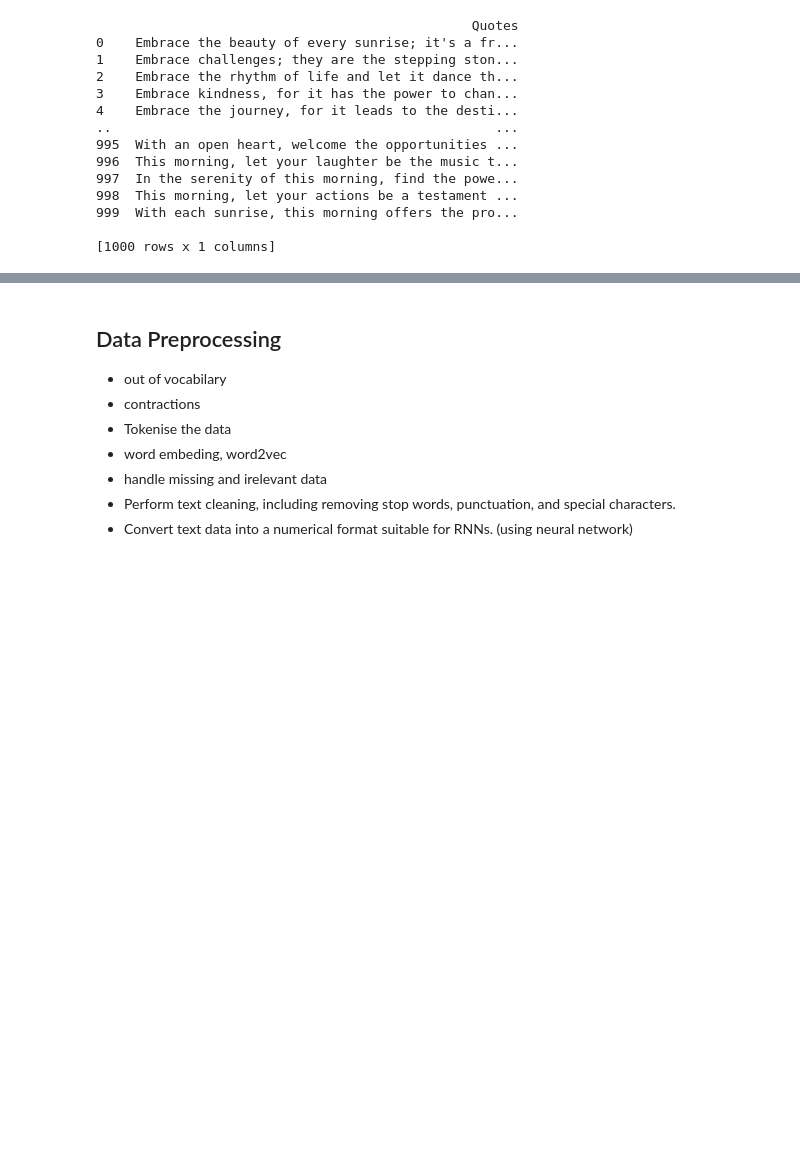
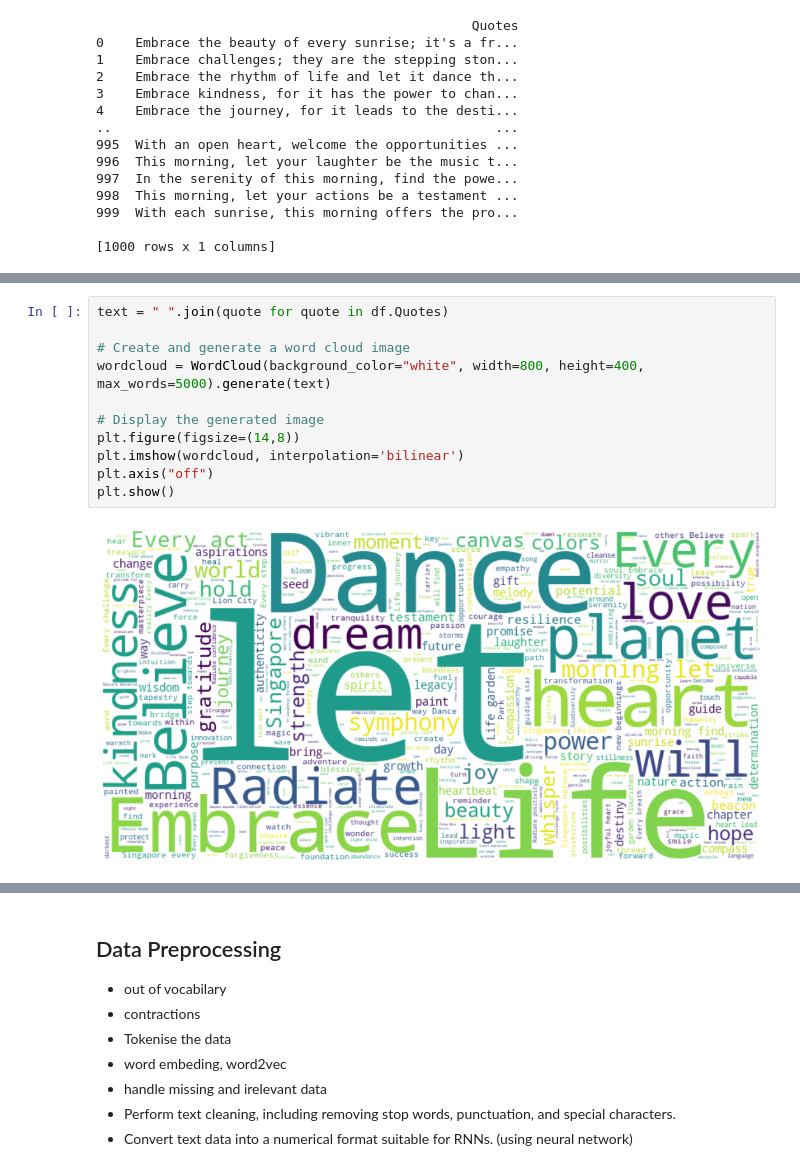
Before and after one commit to errnasty/Connvolution-and-Recurrent-Neural-Networks, a Jupyter notebook: RNN.ipynb, the cells around one changed output, grey strips where cells are left out. Cells and saved outputs as stored; diff of their text form; blank space fills up the shorter version.

```diff
--- a/RNN.ipynb
+++ b/RNN.ipynb
@@ -53,0 +81,13 @@ print(df)
+# %%
+text = " ".join(quote for quote in df.Quotes)
+
+# Create and generate a word cloud image
+wordcloud = WordCloud(background_color="white", width=800, height=400, max_words=5000).generate(text)
+
+# Display the generated image
+plt.figure(figsize=(14,8))
+plt.imshow(wordcloud, interpolation='bilinear')
+plt.axis("off")
+plt.show()
+# %% [output]
+[figure, added]
```
Also changed, not shown: parts of 17 cells of this notebook.
